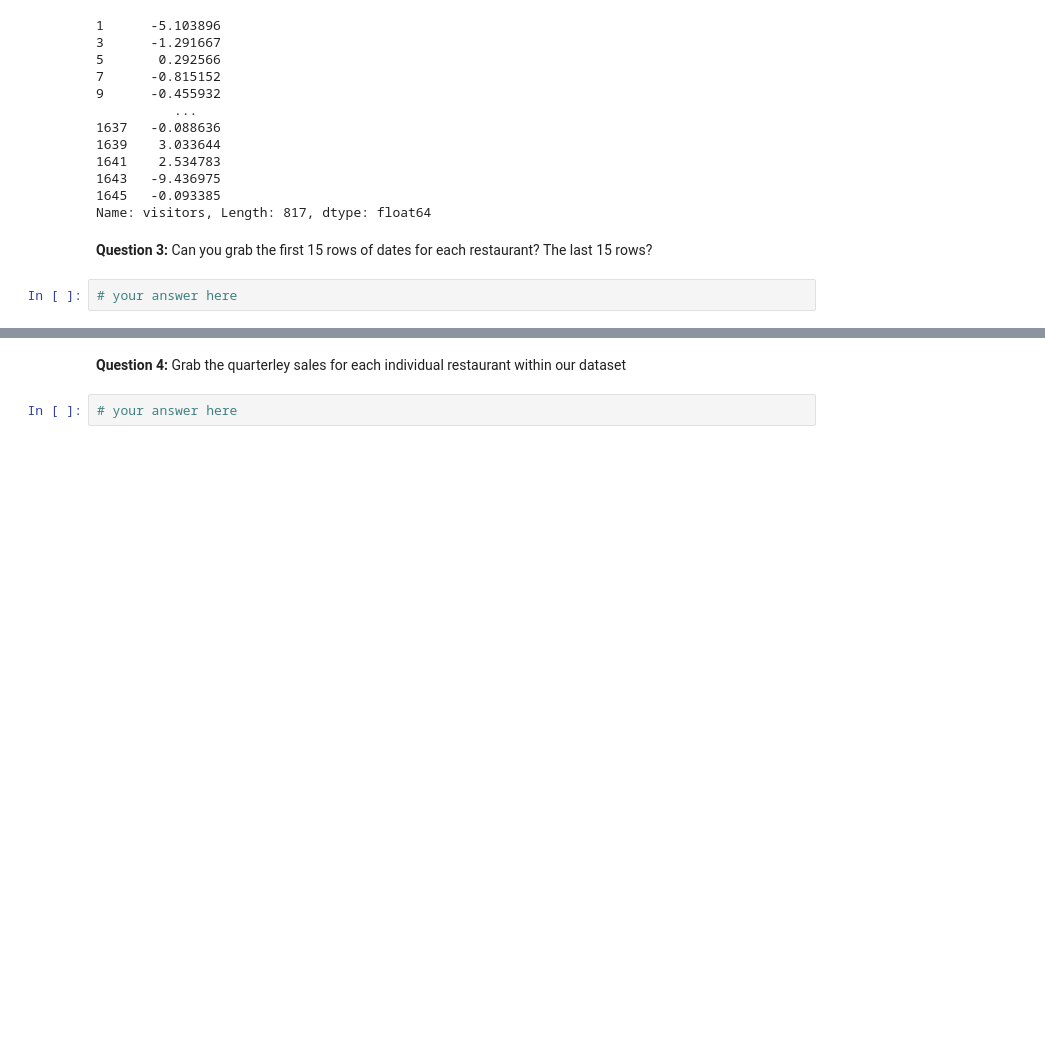
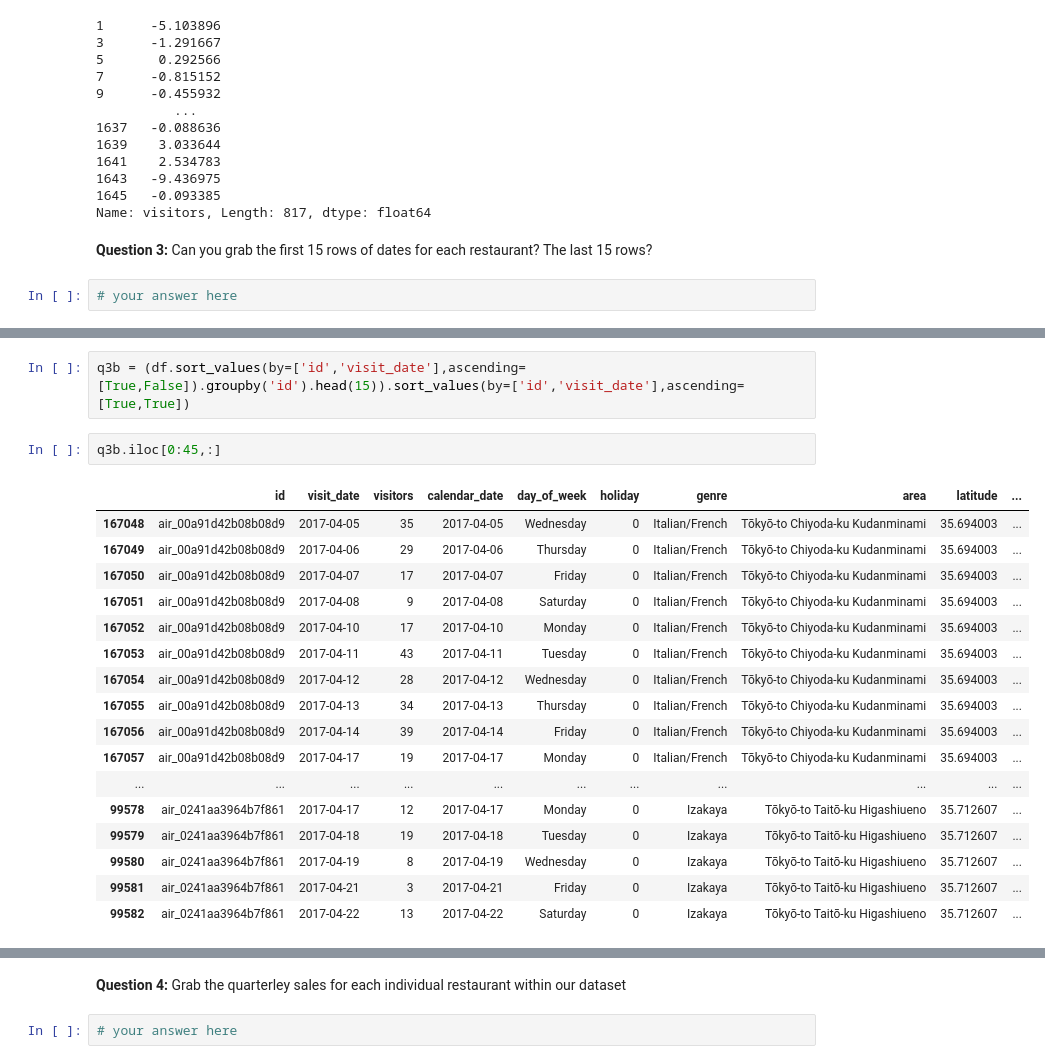
Before and after one commit to Lothdyn/my-1019-repo, a Jupyter notebook: ClassMaterial/Unit2/Class7/Labs/Pandas Lab -- Grouping & Merging .ipynb, the cells around one changed output, grey strips where cells are left out. Saved outputs shown, nothing was run; the diff lists cells and outputs as text; blank space fills up the shorter version.

```diff
--- a/ClassMaterial/Unit2/Class7/Labs/Pandas Lab -- Grouping & Merging .ipynb
+++ b/ClassMaterial/Unit2/Class7/Labs/Pandas Lab -- Grouping & Merging .ipynb
@@ -177,0 +249,22 @@ Name: visitors, Length: 817, dtype: float64
+# %%
+q3b = (df.sort_values(by=['id','visit_date'],ascending=[True,False]).groupby('id').head(15)).sort_values(by=['id','visit_date'],ascending=[True,True])
+# %%
+q3b.iloc[0:45,:]
+# %% [output]
+|  | id | visit_date | visitors | calendar_date | day_of_week | holiday | genre | area | latitude | ... |
+| 167048 | air_00a91d42b08b08d9 | 2017-04-05 | 35 | 2017-04-05 | Wednesday | 0 | Italian/French | Tōkyō-to Chiyoda-ku Kudanminami | 35.694003 | ... |
+| 167049 | air_00a91d42b08b08d9 | 2017-04-06 | 29 | 2017-04-06 | Thursday | 0 | Italian/French | Tōkyō-to Chiyoda-ku Kudanminami | 35.694003 | ... |
+| 167050 | air_00a91d42b08b08d9 | 2017-04-07 | 17 | 2017-04-07 | Friday | 0 | Italian/French | Tōkyō-to Chiyoda-ku Kudanminami | 35.694003 | ... |
+| 167051 | air_00a91d42b08b08d9 | 2017-04-08 | 9 | 2017-04-08 | Saturday | 0 | Italian/French | Tōkyō-to Chiyoda-ku Kudanminami | 35.694003 | ... |
+| 167052 | air_00a91d42b08b08d9 | 2017-04-10 | 17 | 2017-04-10 | Monday | 0 | Italian/French | Tōkyō-to Chiyoda-ku Kudanminami | 35.694003 | ... |
+| 167053 | air_00a91d42b08b08d9 | 2017-04-11 | 43 | 2017-04-11 | Tuesday | 0 | Italian/French | Tōkyō-to Chiyoda-ku Kudanminami | 35.694003 | ... |
+| 167054 | air_00a91d42b08b08d9 | 2017-04-12 | 28 | 2017-04-12 | Wednesday | 0 | Italian/French | Tōkyō-to Chiyoda-ku Kudanminami | 35.694003 | ... |
+| 167055 | air_00a91d42b08b08d9 | 2017-04-13 | 34 | 2017-04-13 | Thursday | 0 | Italian/French | Tōkyō-to Chiyoda-ku Kudanminami | 35.694003 | ... |
+| 167056 | air_00a91d42b08b08d9 | 2017-04-14 | 39 | 2017-04-14 | Friday | 0 | Italian/French | Tōkyō-to Chiyoda-ku Kudanminami | 35.694003 | ... |
+| 167057 | air_00a91d42b08b08d9 | 2017-04-17 | 19 | 2017-04-17 | Monday | 0 | Italian/French | Tōkyō-to Chiyoda-ku Kudanminami | 35.694003 | ... |
+| ... | ... | ... | ... | ... | ... | ... | ... | ... | ... | ... |
+| 99578 | air_0241aa3964b7f861 | 2017-04-17 | 12 | 2017-04-17 | Monday | 0 | Izakaya | Tōkyō-to Taitō-ku Higashiueno | 35.712607 | ... |
+| 99579 | air_0241aa3964b7f861 | 2017-04-18 | 19 | 2017-04-18 | Tuesday | 0 | Izakaya | Tōkyō-to Taitō-ku Higashiueno | 35.712607 | ... |
+| 99580 | air_0241aa3964b7f861 | 2017-04-19 | 8 | 2017-04-19 | Wednesday | 0 | Izakaya | Tōkyō-to Taitō-ku Higashiueno | 35.712607 | ... |
+| 99581 | air_0241aa3964b7f861 | 2017-04-21 | 3 | 2017-04-21 | Friday | 0 | Izakaya | Tōkyō-to Taitō-ku Higashiueno | 35.712607 | ... |
+| 99582 | air_0241aa3964b7f861 | 2017-04-22 | 13 | 2017-04-22 | Saturday | 0 | Izakaya | Tōkyō-to Taitō-ku Higashiueno | 35.712607 | ... |
```
Also changed, not shown: parts of 57 cells of this notebook.
